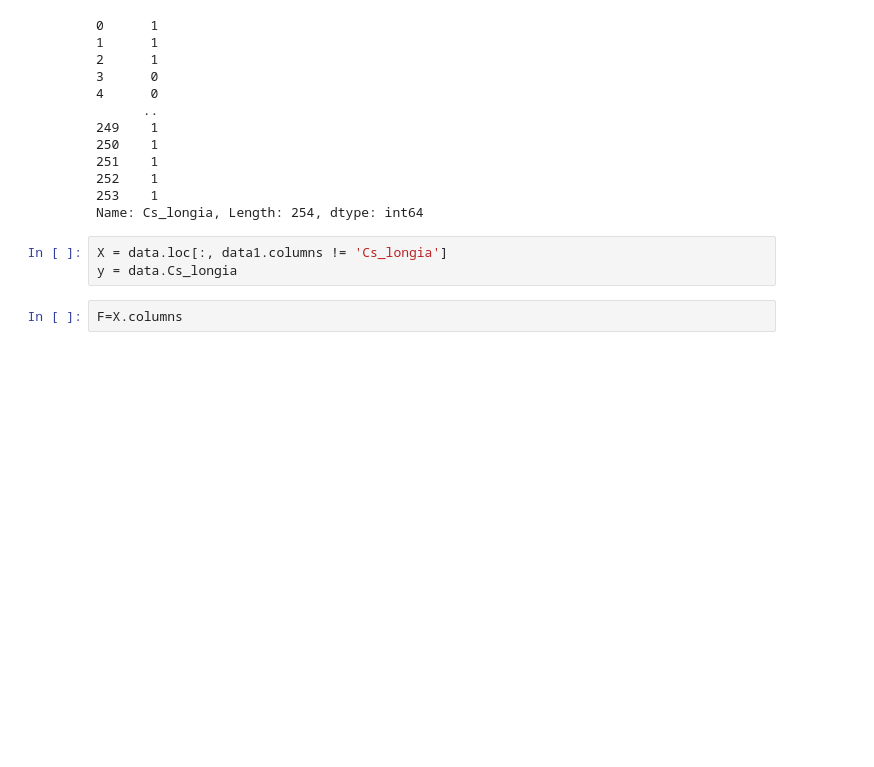
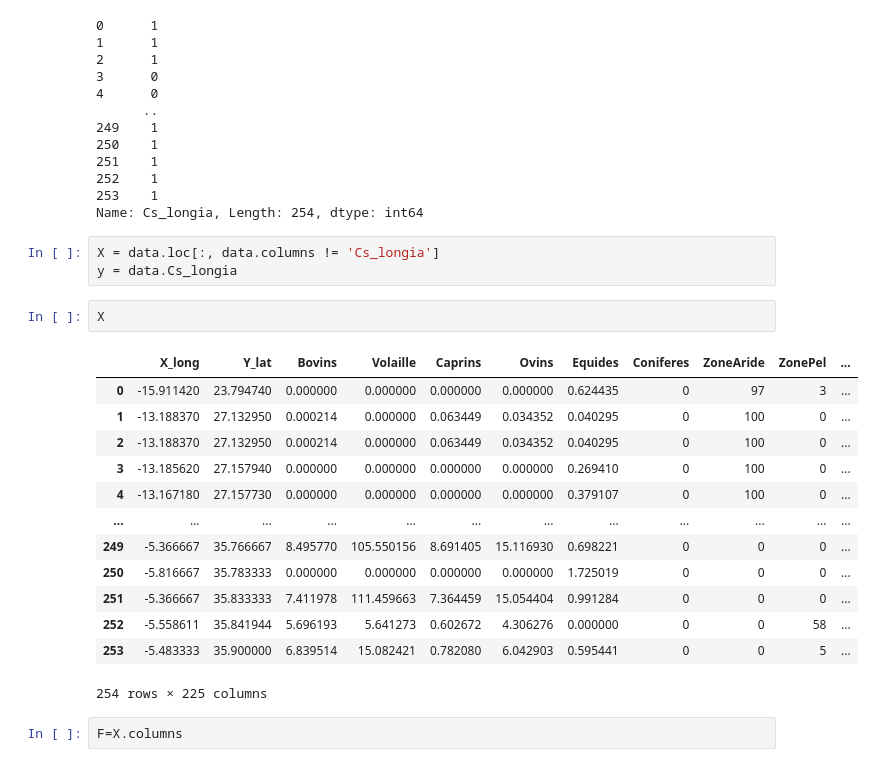
Before and after one commit to meriemdouider1/Recursive_Feature_Elimination_-RFE-, a Jupyter notebook: FeatureSelection/corre.ipynb, the cells around one changed output. Drawn from its saved outputs; the diff is of its cells as text; blank space fills up the shorter version.

```diff
--- a/FeatureSelection/corre.ipynb
+++ b/FeatureSelection/corre.ipynb
@@ -108,8 +108,24 @@ data["Cs_longia"]
 253    1
 Name: Cs_longia, Length: 254, dtype: int64
 # %%
-X = data.loc[:, data1.columns != 'Cs_longia']
+X = data.loc[:, data.columns != 'Cs_longia']
 y = data.Cs_longia
+# %%
+X
+# %% [output]
+|  | X_long | Y_lat | Bovins | Volaille | Caprins | Ovins | Equides | Coniferes | ZoneAride | ZonePel | ... |
+| 0 | -15.911420 | 23.794740 | 0.000000 | 0.000000 | 0.000000 | 0.000000 | 0.624435 | 0 | 97 | 3 | ... |
+| 1 | -13.188370 | 27.132950 | 0.000214 | 0.000000 | 0.063449 | 0.034352 | 0.040295 | 0 | 100 | 0 | ... |
+| 2 | -13.188370 | 27.132950 | 0.000214 | 0.000000 | 0.063449 | 0.034352 | 0.040295 | 0 | 100 | 0 | ... |
+| 3 | -13.185620 | 27.157940 | 0.000000 | 0.000000 | 0.000000 | 0.000000 | 0.269410 | 0 | 100 | 0 | ... |
+| 4 | -13.167180 | 27.157730 | 0.000000 | 0.000000 | 0.000000 | 0.000000 | 0.379107 | 0 | 100 | 0 | ... |
+| ... | ... | ... | ... | ... | ... | ... | ... | ... | ... | ... | ... |
+| 249 | -5.366667 | 35.766667 | 8.495770 | 105.550156 | 8.691405 | 15.116930 | 0.698221 | 0 | 0 | 0 | ... |
+| 250 | -5.816667 | 35.783333 | 0.000000 | 0.000000 | 0.000000 | 0.000000 | 1.725019 | 0 | 0 | 0 | ... |
+| 251 | -5.366667 | 35.833333 | 7.411978 | 111.459663 | 7.364459 | 15.054404 | 0.991284 | 0 | 0 | 0 | ... |
+| 252 | -5.558611 | 35.841944 | 5.696193 | 5.641273 | 0.602672 | 4.306276 | 0.000000 | 0 | 0 | 58 | ... |
+| 253 | -5.483333 | 35.900000 | 6.839514 | 15.082421 | 0.782080 | 6.042903 | 0.595441 | 0 | 0 | 5 | ... |
+254 rows × 225 columns
 # %%
 F=X.columns
 # %%
```
Also changed, not shown: parts of 3 cells of this notebook.
